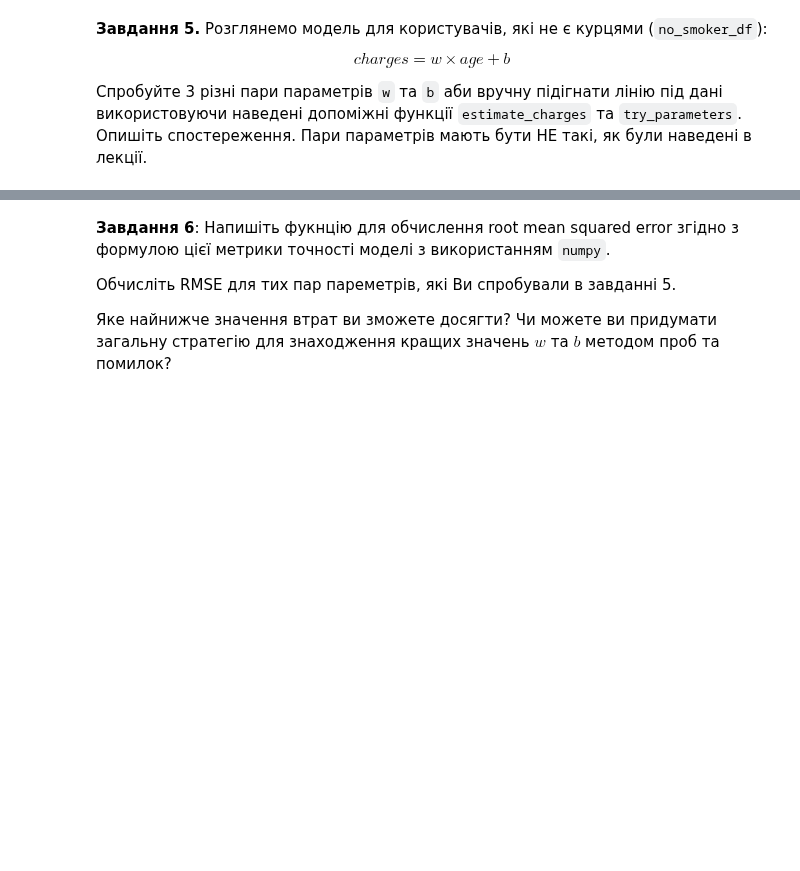
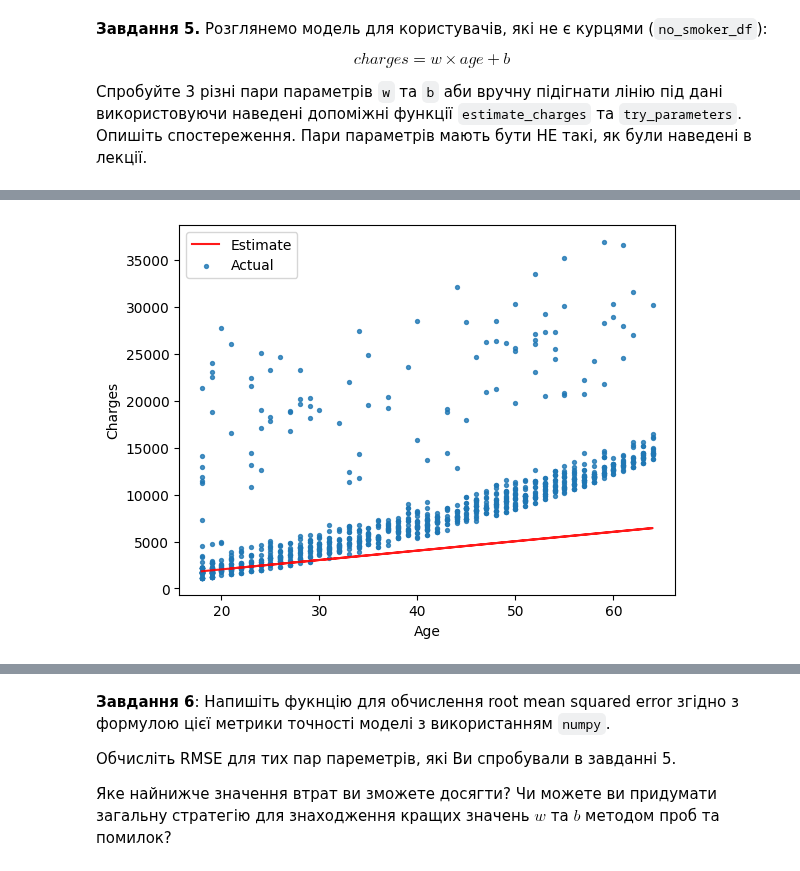
Before and after one commit to o-semenkova/ml_home_tasks, a Jupyter notebook: HW_2_1_Аналіз_ознак_для_побудови_лінійної_регресії.ipynb, the cells around one changed output, grey strips where cells are left out. Drawn from its saved outputs; the diff is of its cells as text; code cells hidden in the pictures; blank space fills up the shorter version.

```diff
--- a/HW_2_1_Аналіз_ознак_для_побудови_лінійної_регресії.ipynb
+++ b/HW_2_1_Аналіз_ознак_для_побудови_лінійної_регресії.ipynb
@@ -45,0 +242,6 @@ def try_parameters(df, w, b):
+# %%
+# Намагаемося змiнити кут нахилу
+
+try_parameters(non_smoker_df, 100, 30)
+# %% [output]
+[figure, added]
```
Also changed, not shown: parts of 23 cells of this notebook.
